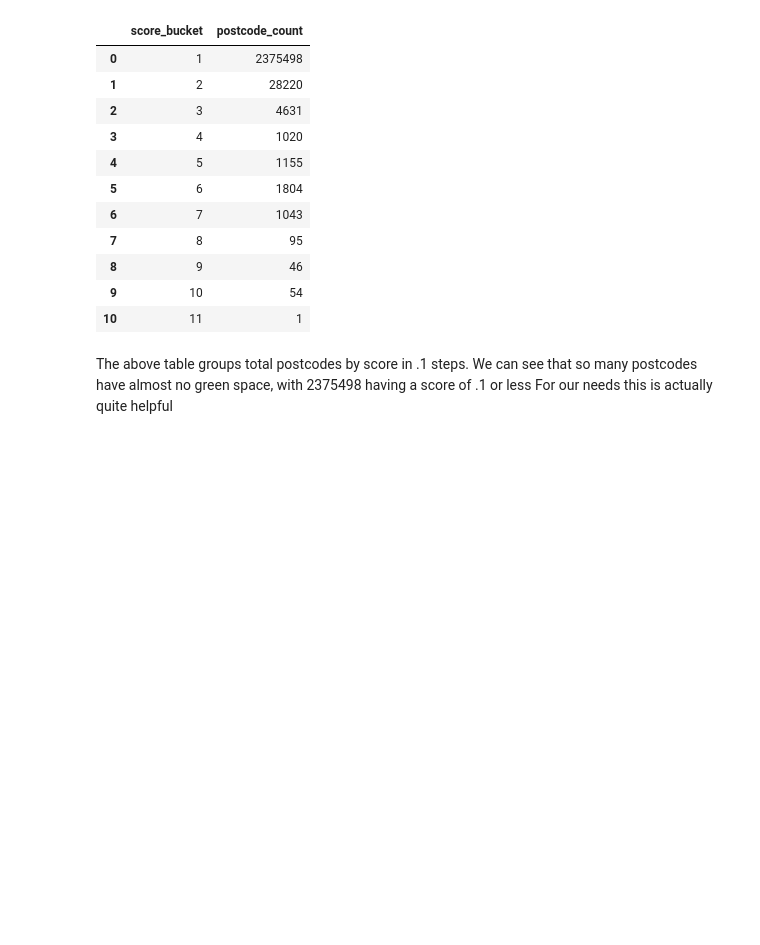
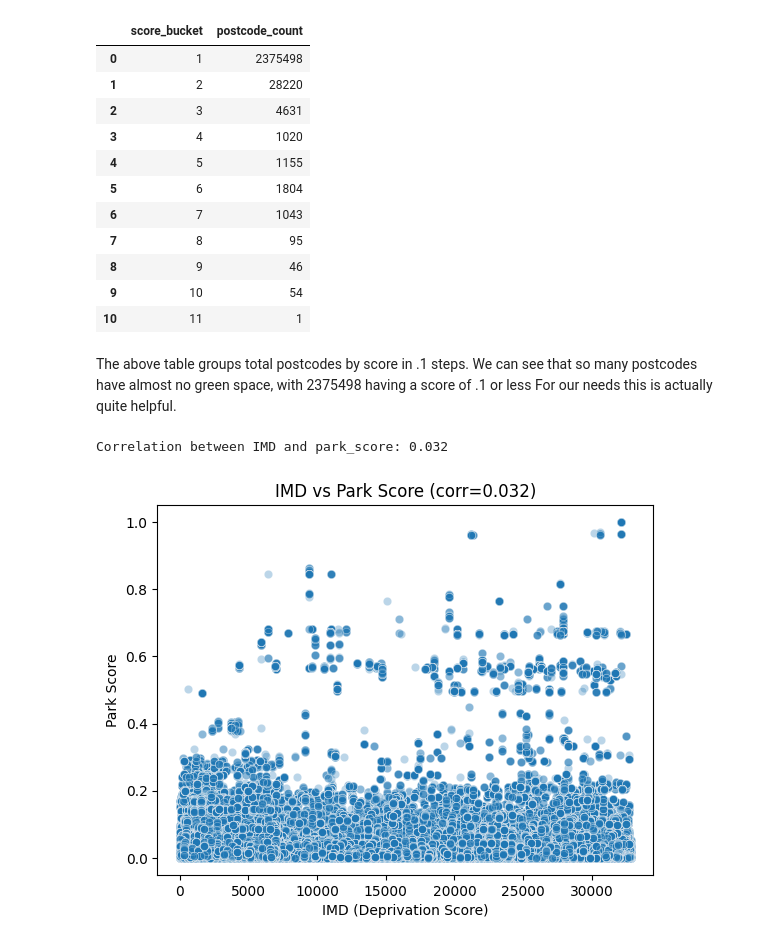
Before and after one commit to moulson/loam, a Jupyter notebook: notebooks/analysis.ipynb, the cells around one changed output. Cells and saved outputs as stored; diff of their text form; code cells hidden in the pictures; blank space fills up the shorter version.

```diff
--- a/notebooks/analysis.ipynb
+++ b/notebooks/analysis.ipynb
@@ -301,4 +301,22 @@ df
 # %% [markdown]
 The above table groups total postcodes by score in .1 steps.
 We can see that so many postcodes have almost no green space, with 2375498 having a score of .1 or less
-For our needs this is actually quite helpful
+For our needs this is actually quite helpful.
+# %%
+df_corr = pd.read_sql("""
+    SELECT imd, park_score
+    FROM postcodes
+    WHERE park_score IS NOT NULL AND imd IS NOT NULL
+""", conn)
+
+corr = df_corr.corr().loc['imd', 'park_score']
+print(f"Correlation between IMD and park_score: {corr:.3f}")
+
+sns.scatterplot(x='imd', y='park_score', data=df_corr, alpha=0.3)
+plt.title(f"IMD vs Park Score (corr={corr:.3f})")
+plt.xlabel("IMD (Deprivation Score)")
+plt.ylabel("Park Score")
+plt.show()
+# %% [output]
+Correlation between IMD and park_score: 0.032
+[figure, added]
```
Also changed, not shown: parts of 3 cells of this notebook.
